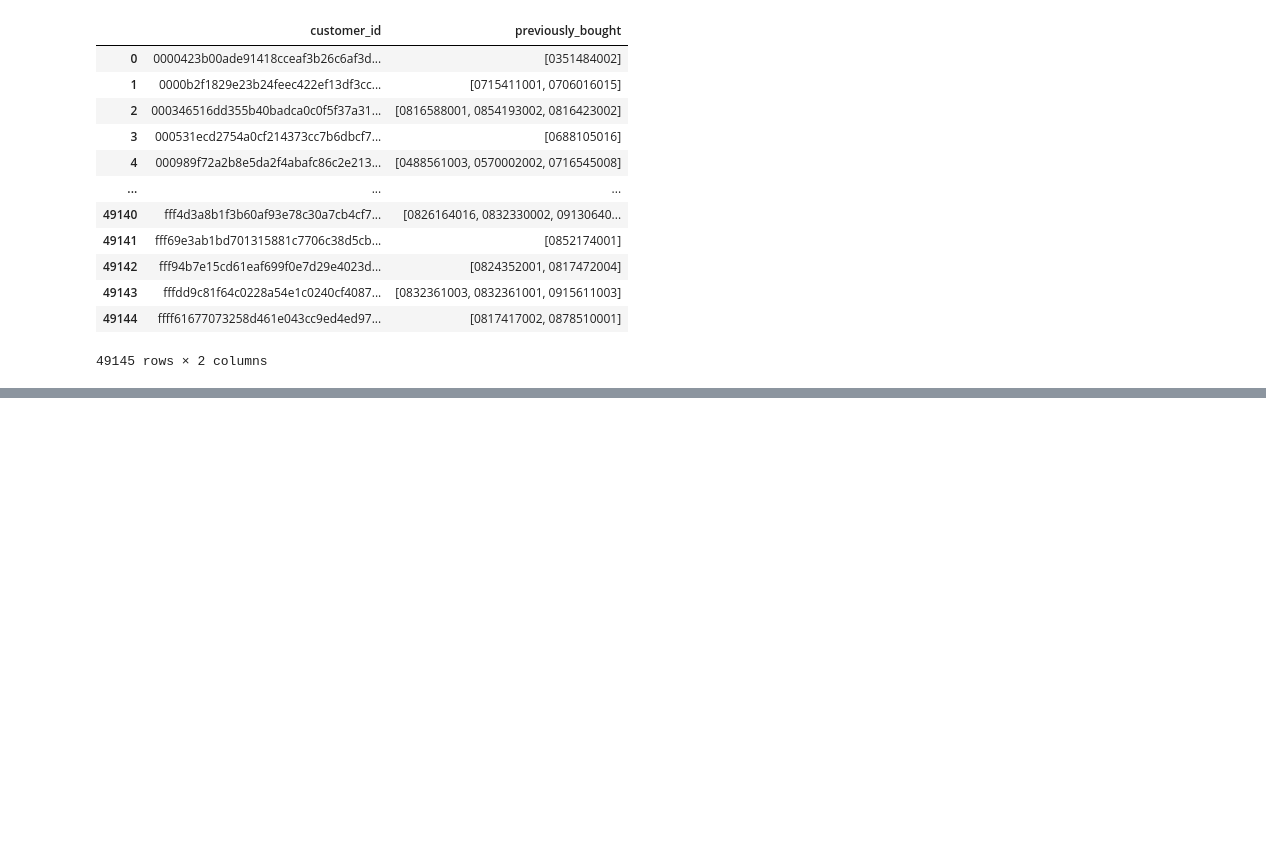
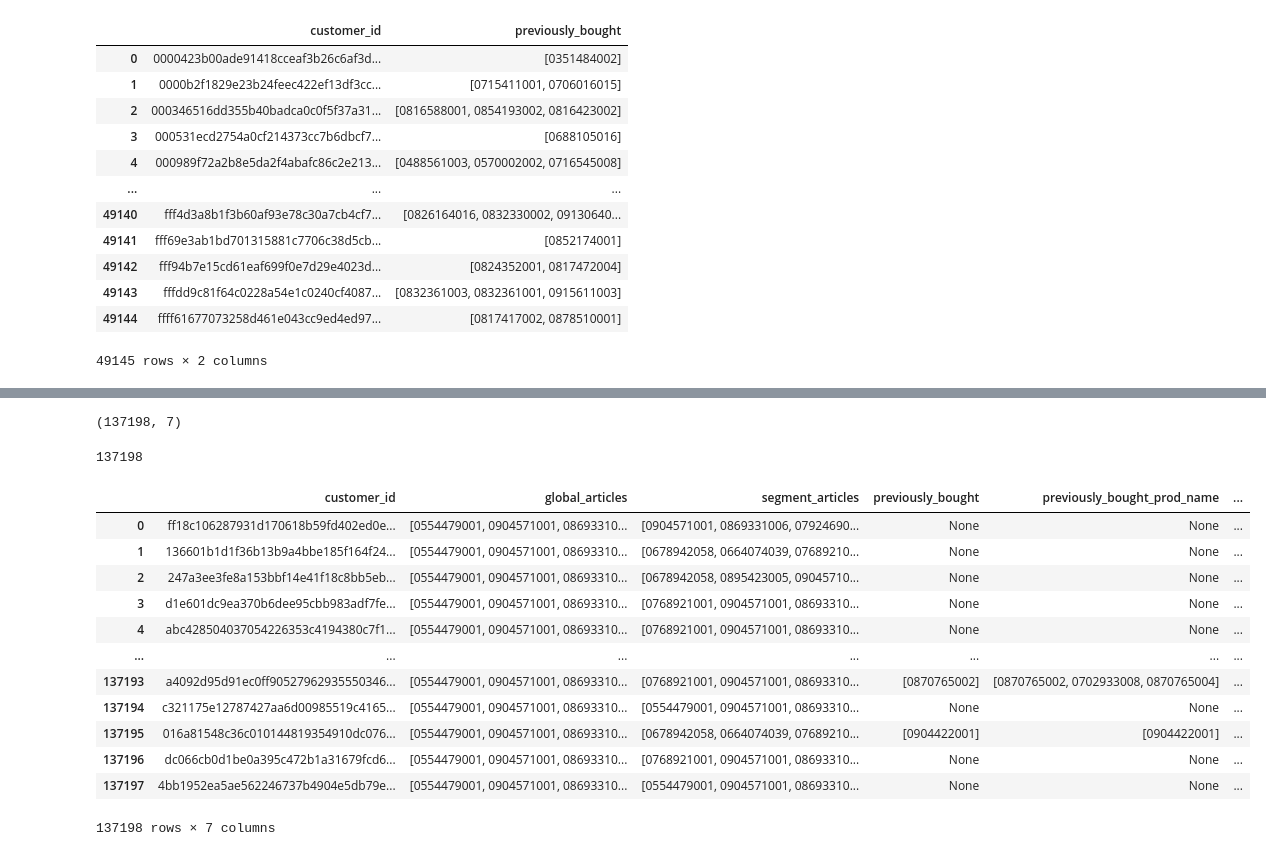
Before and after one commit to getindata/quickstart-ml-blueprints, a Jupyter notebook: notebooks/candidate_generation.ipynb, the cells around one changed output, grey strips where cells are left out. Drawn from its saved outputs; the diff is of its cells as text; code cells hidden in the pictures; blank space fills up the shorter version.

```diff
--- a/notebooks/candidate_generation.ipynb
+++ b/notebooks/candidate_generation.ipynb
@@ -332,0 +378,2 @@ prev_bought.groupby(['customer_id'])['article_id'].apply(list).reset_index(name=
+# %%
+transactions = context.catalog.load('transactions_sample')
@@ -332,0 +437,2 @@ prev_bought.groupby(['customer_id'])['article_id'].apply(list).reset_index(name=
+# %%
+candidates = context.catalog.load('candidates')
@@ -332,0 +441,24 @@ prev_bought.groupby(['customer_id'])['article_id'].apply(list).reset_index(name=
+# %%
+candidates.shape
+# %% [output]
+(137198, 7)
+# %%
+candidates.customer_id.nunique()
+# %% [output]
+137198
+# %%
+candidates
+# %% [output]
+|  | customer_id | global_articles | segment_articles | previously_bought | previously_bought_prod_name | ... |
+| 0 | ff18c106287931d170618b59fd402ed0e... | [0554479001, 0904571001, 08693310... | [0904571001, 0869331006, 07924690... | None | None | ... |
+| 1 | 136601b1d1f36b13b9a4bbe185f164f24... | [0554479001, 0904571001, 08693310... | [0678942058, 0664074039, 07689210... | None | None | ... |
+| 2 | 247a3ee3fe8a153bbf14e41f18c8bb5eb... | [0554479001, 0904571001, 08693310... | [0678942058, 0895423005, 09045710... | None | None | ... |
+| 3 | d1e601dc9ea370b6dee95cbb983adf7fe... | [0554479001, 0904571001, 08693310... | [0768921001, 0904571001, 08693310... | None | None | ... |
+| 4 | abc428504037054226353c4194380c7f1... | [0554479001, 0904571001, 08693310... | [0768921001, 0904571001, 08693310... | None | None | ... |
+| ... | ... | ... | ... | ... | ... | ... |
+| 137193 | a4092d95d91ec0ff90527962935550346... | [0554479001, 0904571001, 08693310... | [0768921001, 0904571001, 08693310... | [0870765002] | [0870765002, 0702933008, 0870765004] | ... |
+| 137194 | c321175e12787427aa6d00985519c4165... | [0554479001, 0904571001, 08693310... | [0554479001, 0904571001, 08693310... | None | None | ... |
+| 137195 | 016a81548c36c010144819354910dc076... | [0554479001, 0904571001, 08693310... | [0678942058, 0664074039, 07689210... | [0904422001] | [0904422001] | ... |
+| 137196 | dc066cb0d1be0a395c472b1a31679fcd6... | [0554479001, 0904571001, 08693310... | [0768921001, 0904571001, 08693310... | None | None | ... |
+| 137197 | 4bb1952ea5ae562246737b4904e5db79e... | [0554479001, 0904571001, 08693310... | [0554479001, 0904571001, 08693310... | None | None | ... |
+137198 rows × 7 columns
```
Also changed, not shown: parts of 23 cells of this notebook.
